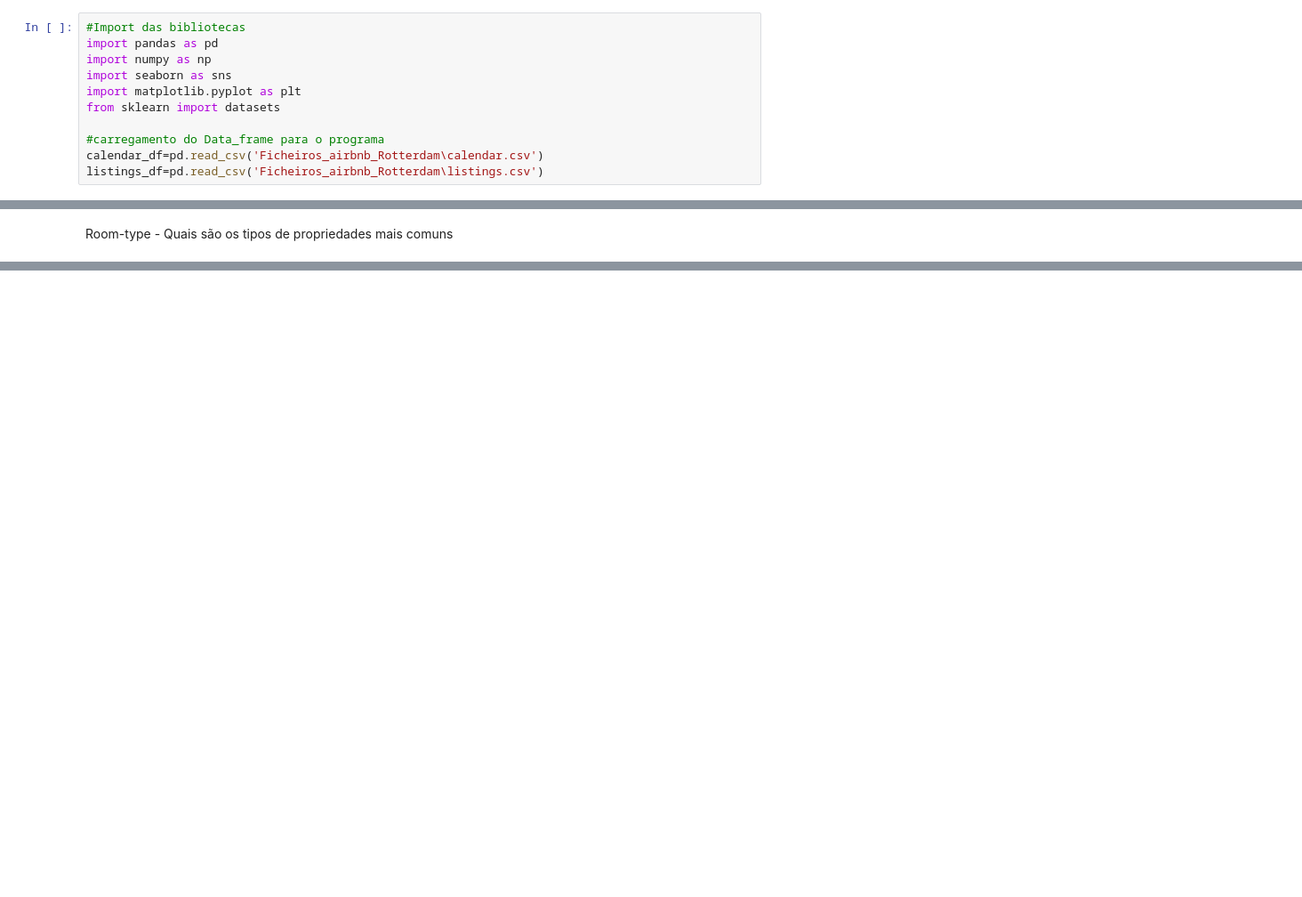
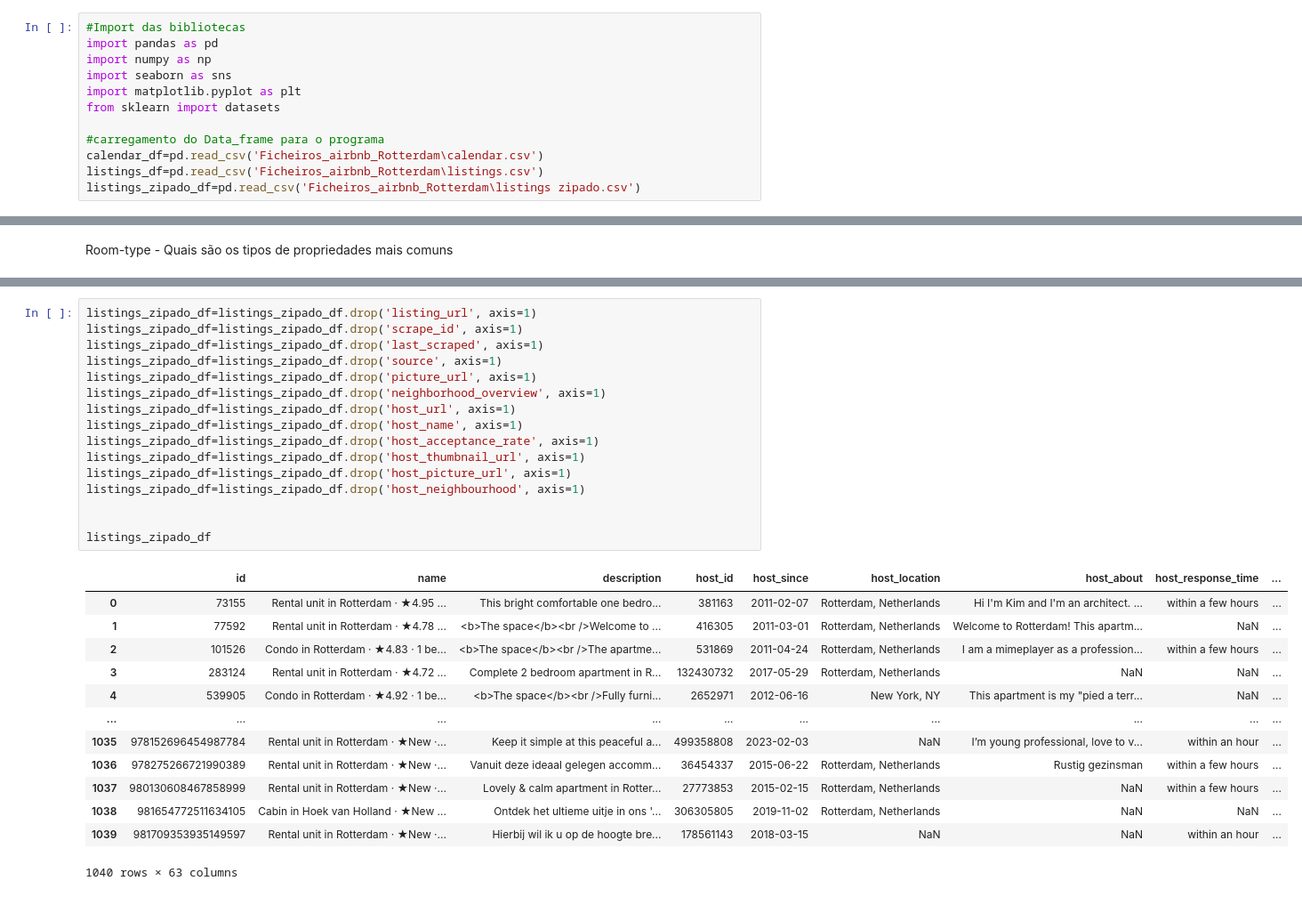
Before and after one commit to RafaelAndreRio/SAD_Trabalho_Final, a Jupyter notebook: Estudo_airbnb.ipynb, the cells around one changed output, grey strips where cells are left out. Shown at 89% size. Cells and saved outputs as stored; diff of their text form; blank space fills up the shorter version.

```diff
--- a/Estudo_airbnb.ipynb
+++ b/Estudo_airbnb.ipynb
@@ -11,6 +11,7 @@ from sklearn import datasets
 #carregamento do Data_frame para o programa
 calendar_df=pd.read_csv('Ficheiros_airbnb_Rotterdam\calendar.csv')
 listings_df=pd.read_csv('Ficheiros_airbnb_Rotterdam\listings.csv')
+listings_zipado_df=pd.read_csv('Ficheiros_airbnb_Rotterdam\listings zipado.csv')
 # %%
 #calendar_df.columns
 ##'listing_id', 'date', 'available', 'price', 'adjusted_price', 'minimum_nights', 'maximum_nights'
@@ -158,0 +172,30 @@ plt.show()
+# %%
+listings_zipado_df=listings_zipado_df.drop('listing_url', axis=1)
+listings_zipado_df=listings_zipado_df.drop('scrape_id', axis=1)
+listings_zipado_df=listings_zipado_df.drop('last_scraped', axis=1)
+listings_zipado_df=listings_zipado_df.drop('source', axis=1)
+listings_zipado_df=listings_zipado_df.drop('picture_url', axis=1)
+listings_zipado_df=listings_zipado_df.drop('neighborhood_overview', axis=1)
+listings_zipado_df=listings_zipado_df.drop('host_url', axis=1)
+listings_zipado_df=listings_zipado_df.drop('host_name', axis=1)
+listings_zipado_df=listings_zipado_df.drop('host_acceptance_rate', axis=1)
+listings_zipado_df=listings_zipado_df.drop('host_thumbnail_url', axis=1)
+listings_zipado_df=listings_zipado_df.drop('host_picture_url', axis=1)
+listings_zipado_df=listings_zipado_df.drop('host_neighbourhood', axis=1)
+
+
+listings_zipado_df
+# %% [output]
+|  | id | name | description | host_id | host_since | host_location | host_about | host_response_time | ... |
+| 0 | 73155 | Rental unit in Rotterdam · ★4.95 ... | This bright comfortable one bedro... | 381163 | 2011-02-07 | Rotterdam, Netherlands | Hi I'm Kim and I'm an architect. ... | within a few hours | ... |
+| 1 | 77592 | Rental unit in Rotterdam · ★4.78 ... | <b>The space</b><br />Welcome to ... | 416305 | 2011-03-01 | Rotterdam, Netherlands | Welcome to Rotterdam! This apartm... | NaN | ... |
+| 2 | 101526 | Condo in Rotterdam · ★4.83 · 1 be... | <b>The space</b><br />The apartme... | 531869 | 2011-04-24 | Rotterdam, Netherlands | I am a mimeplayer as a profession... | within a few hours | ... |
+| 3 | 283124 | Rental unit in Rotterdam · ★4.72 ... | Complete 2 bedroom apartment in R... | 132430732 | 2017-05-29 | Rotterdam, Netherlands | NaN | NaN | ... |
+| 4 | 539905 | Condo in Rotterdam · ★4.92 · 1 be... | <b>The space</b><br />Fully furni... | 2652971 | 2012-06-16 | New York, NY | This apartment is my "pied a terr... | NaN | ... |
+| ... | ... | ... | ... | ... | ... | ... | ... | ... | ... |
+| 1035 | 978152696454987784 | Rental unit in Rotterdam · ★New ·... | Keep it simple at this peaceful a... | 499358808 | 2023-02-03 | NaN | I’m young professional, love to v... | within an hour | ... |
+| 1036 | 978275266721990389 | Rental unit in Rotterdam · ★New ·... | Vanuit deze ideaal gelegen accomm... | 36454337 | 2015-06-22 | Rotterdam, Netherlands | Rustig gezinsman | within a few hours | ... |
+| 1037 | 980130608467858999 | Rental unit in Rotterdam · ★New ·... | Lovely & calm apartment in Rotter... | 27773853 | 2015-02-15 | Rotterdam, Netherlands | NaN | within a few hours | ... |
+| 1038 | 981654772511634105 | Cabin in Hoek van Holland · ★New ... | Ontdek het ultieme uitje in ons '... | 306305805 | 2019-11-02 | Rotterdam, Netherlands | NaN | NaN | ... |
+| 1039 | 981709353935149597 | Rental unit in Rotterdam · ★New ·... | Hierbij wil ik u op de hoogte bre... | 178561143 | 2018-03-15 | NaN | NaN | within an hour | ... |
+1040 rows × 63 columns
```
Also changed, not shown: parts of 2 cells of this notebook, 3 other files.
